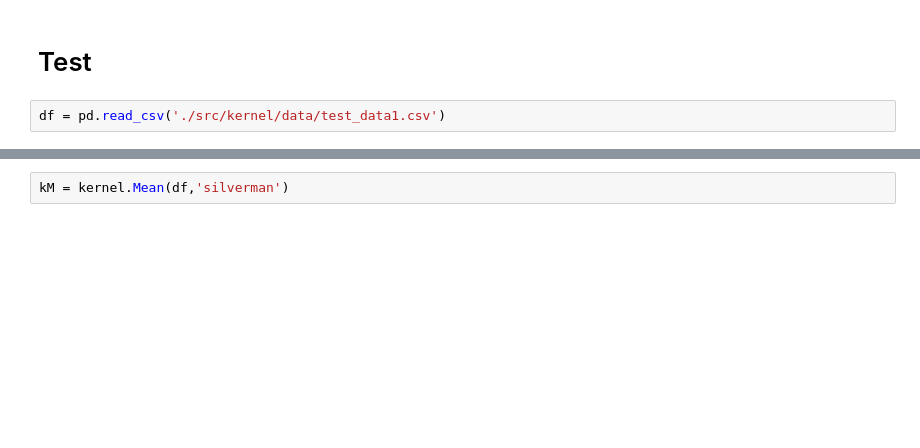
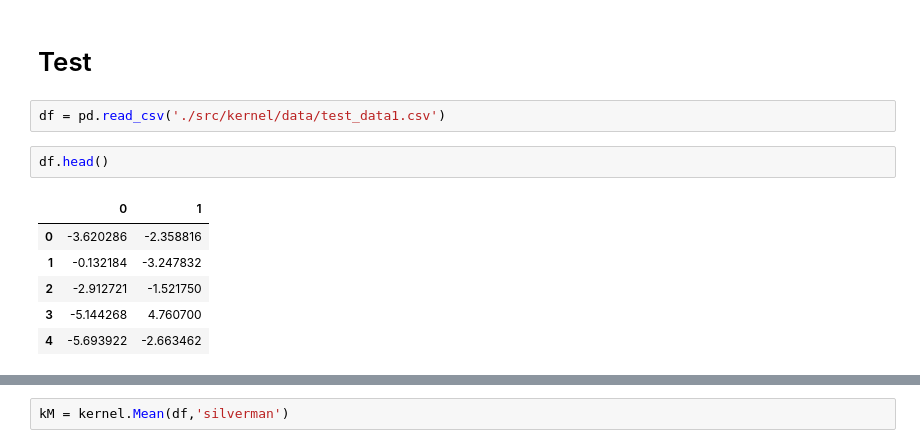
Before and after one commit to JohnYKiyo/kernel_method_numpy, a Jupyter notebook: kernelMean.ipynb, the cells around one changed output, grey strips where cells are left out. Saved outputs shown, nothing was run; the diff lists cells and outputs as text; blank space fills up the shorter version.

```diff
--- a/kernelMean.ipynb
+++ b/kernelMean.ipynb
@@ -186,6 +10,15 @@ class KernelHerding():
 # Test
 # %%
 df = pd.read_csv('./src/kernel/data/test_data1.csv')
+# %%
+df.head()
+# %% [output]
+|  | 0 | 1 |
+| 0 | -3.620286 | -2.358816 |
+| 1 | -0.132184 | -3.247832 |
+| 2 | -2.912721 | -1.521750 |
+| 3 | -5.144268 | 4.760700 |
+| 4 | -5.693922 | -2.663462 |
 # %%
 fig = plt.figure(figsize=[10,10])
 ax = fig.add_subplot(111)
```
Also changed, not shown: parts of 15 cells of this notebook.
